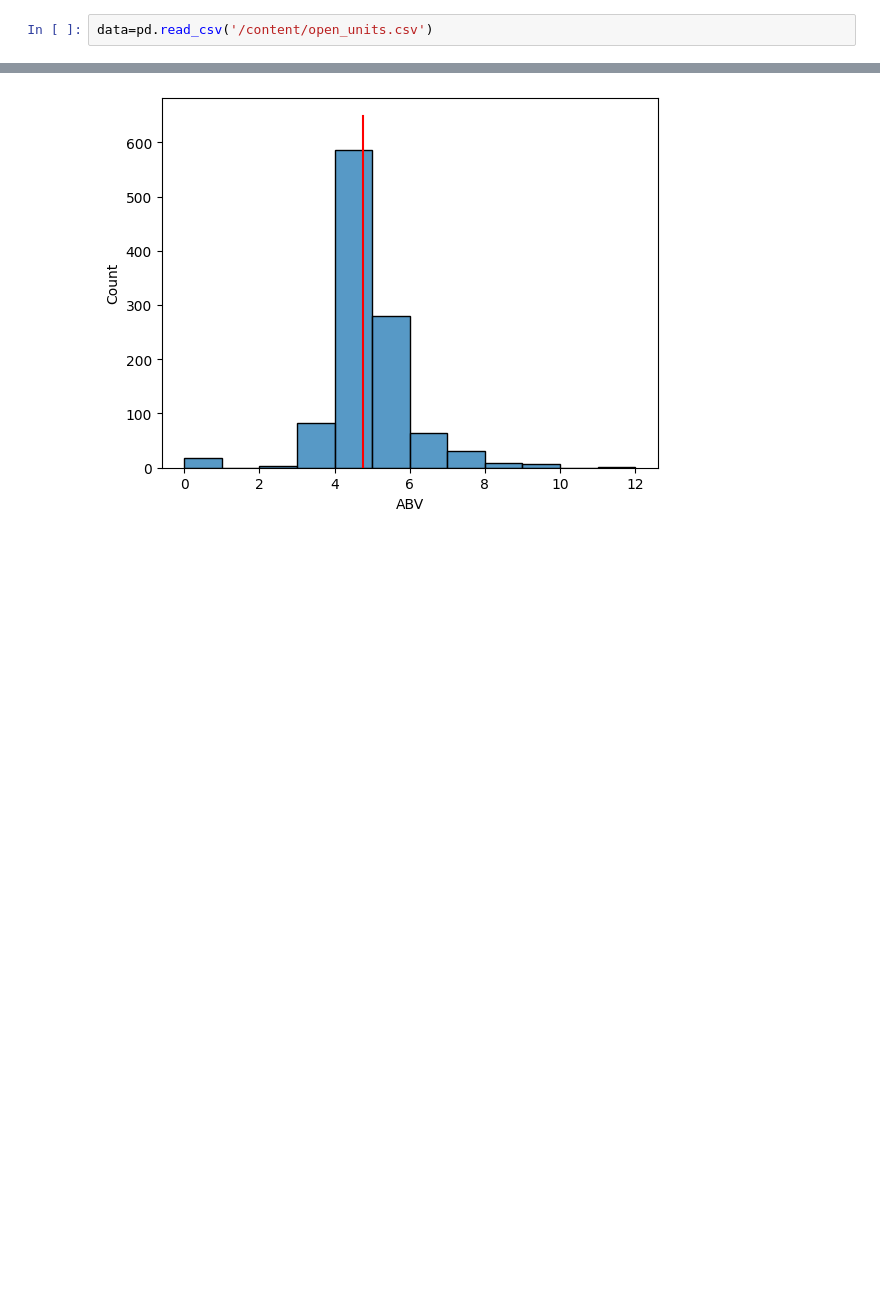
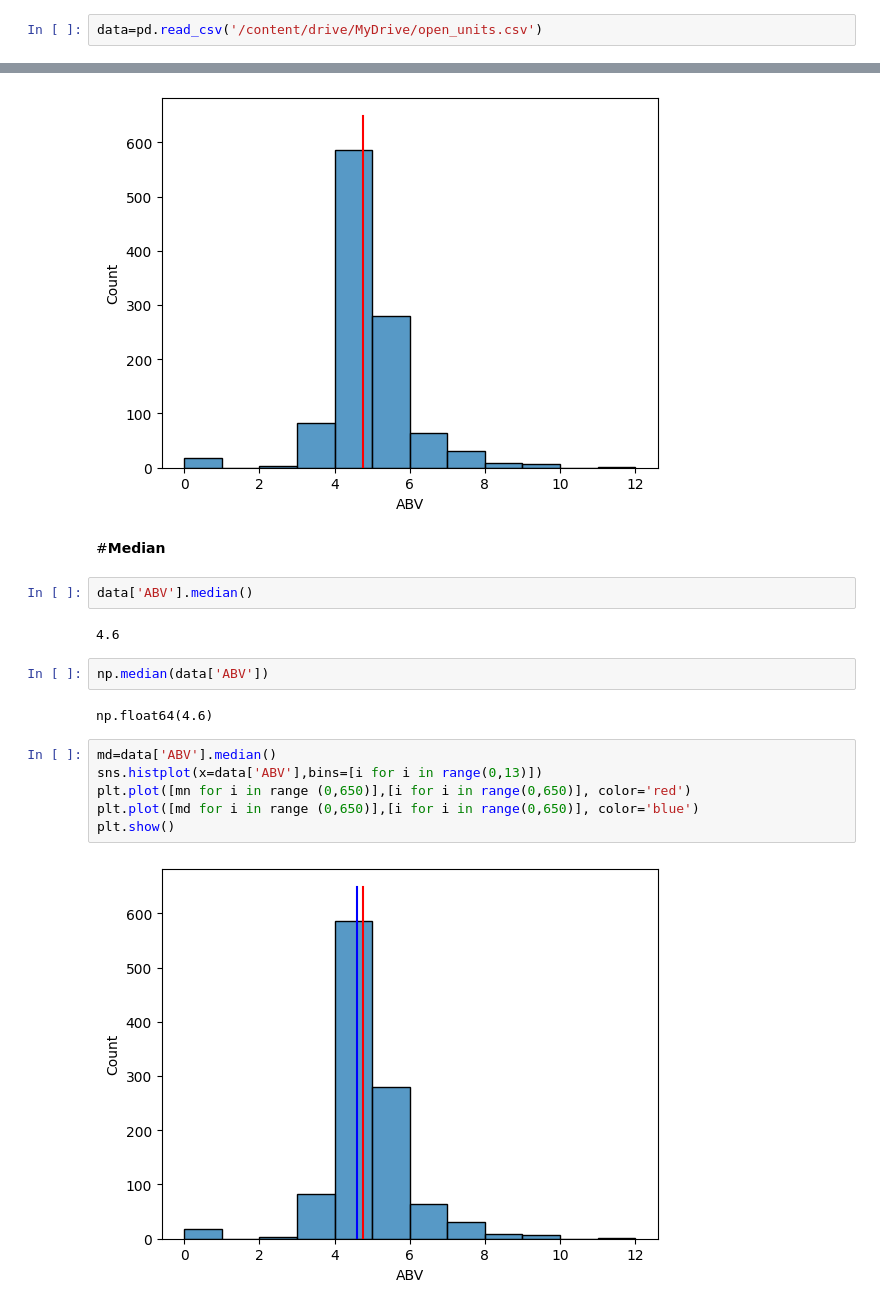
Before and after one commit to karishmasd/Data_Science, a Jupyter notebook: Measure_of_Central_Tendency.ipynb, the cells around one changed output, grey strips where cells are left out. Saved outputs shown, nothing was run; the diff lists cells and outputs as text; blank space fills up the shorter version.

```diff
--- a/Measure_of_Central_Tendency.ipynb
+++ b/Measure_of_Central_Tendency.ipynb
@@ -40,7 +40,7 @@ mean.item()
 # %% [output]
 31.0
 # %%
-data=pd.read_csv('/content/open_units.csv')
+data=pd.read_csv('/content/drive/MyDrive/open_units.csv')
 # %%
 data.head(4)
 # %% [output]
@@ -71,3 +71,21 @@ plt.plot([mn for i in range (0,650)],[i for i in range(0,650)], color='red')
 plt.show()
 # %% [output]
 [figure]
+# %% [markdown]
+#**Median**
+# %%
+data['ABV'].median()
+# %% [output]
+4.6
+# %%
+np.median(data['ABV'])
+# %% [output]
+np.float64(4.6)
+# %%
+md=data['ABV'].median()
+sns.histplot(x=data['ABV'],bins=[i for i in range(0,13)])
+plt.plot([mn for i in range (0,650)],[i for i in range(0,650)], color='red')
+plt.plot([md for i in range (0,650)],[i for i in range(0,650)], color='blue')
+plt.show()
+# %% [output]
+[figure, added]
```
Also changed, not shown: parts of 9 cells of this notebook.
